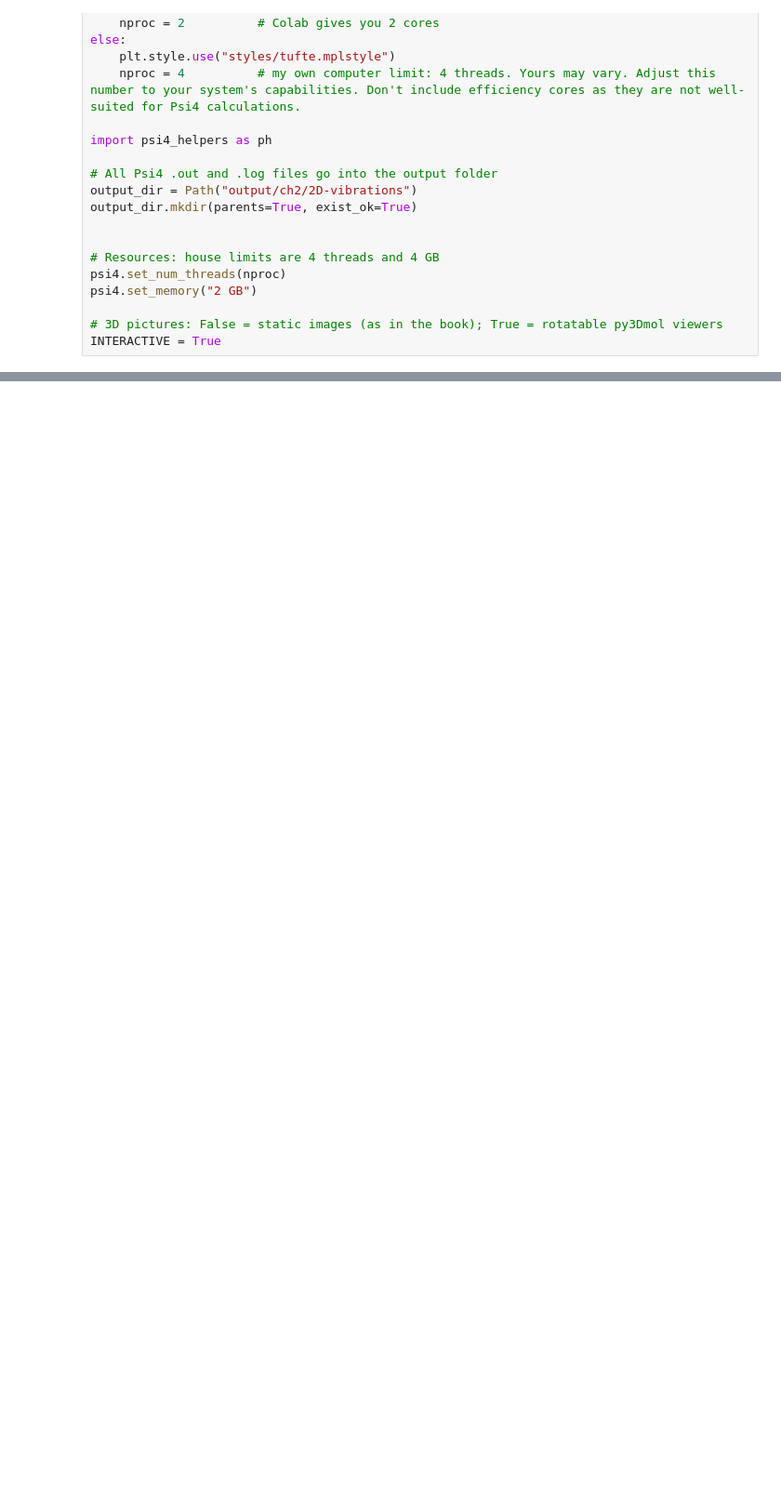
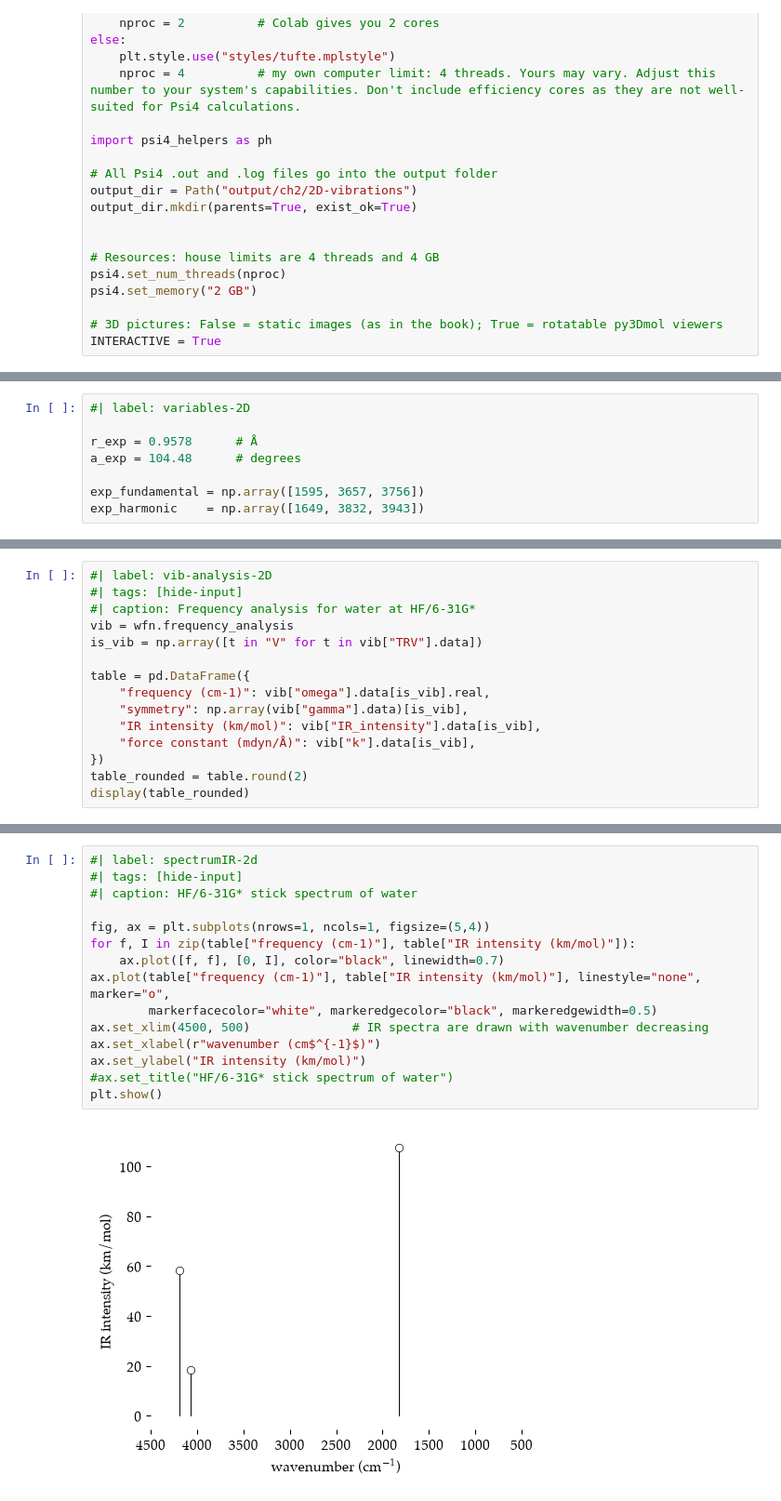
Before and after one commit to blinkletter/UsingPsi4v2, a Jupyter notebook: ch2D-vibrations.ipynb, the cells around one changed output, grey strips where cells are left out. Shown at 93% size. Drawn from its saved outputs; the diff is of its cells as text; blank space fills up the shorter version.

```diff
--- a/ch2D-vibrations.ipynb
+++ b/ch2D-vibrations.ipynb
@@ -89,0 +118,8 @@ The energy of a molecule depends on where its nuclei are. A **geometry optimizat
+# %%
+#| label: variables-2D
+
+r_exp = 0.9578      # Å
+a_exp = 104.48      # degrees
+
+exp_fundamental = np.array([1595, 3657, 3756])
+exp_harmonic    = np.array([1649, 3832, 3943])
@@ -89,0 +167,15 @@ The energy of a molecule depends on where its nuclei are. A **geometry optimizat
+# %%
+#| label: vib-analysis-2D
+#| tags: [hide-input]
+#| caption: Frequency analysis for water at HF/6-31G*
+vib = wfn.frequency_analysis
+is_vib = np.array([t in "V" for t in vib["TRV"].data])
+
+table = pd.DataFrame({
+    "frequency (cm-1)": vib["omega"].data[is_vib].real,
+    "symmetry": np.array(vib["gamma"].data)[is_vib],
+    "IR intensity (km/mol)": vib["IR_intensity"].data[is_vib],
+    "force constant (mdyn/Å)": vib["k"].data[is_vib],
+})
+table_rounded = table.round(2)
+display(table_rounded)
@@ -89,0 +230,17 @@ The energy of a molecule depends on where its nuclei are. A **geometry optimizat
+# %%
+#| label: spectrumIR-2d
+#| tags: [hide-input]
+#| caption: HF/6-31G* stick spectrum of water
+
+fig, ax = plt.subplots(nrows=1, ncols=1, figsize=(5,4))
+for f, I in zip(table["frequency (cm-1)"], table["IR intensity (km/mol)"]):
+    ax.plot([f, f], [0, I], color="black", linewidth=0.7)
+ax.plot(table["frequency (cm-1)"], table["IR intensity (km/mol)"], linestyle="none", marker="o",
+        markerfacecolor="white", markeredgecolor="black", markeredgewidth=0.5)
+ax.set_xlim(4500, 500)              # IR spectra are drawn with wavenumber decreasing
+ax.set_xlabel(r"wavenumber (cm$^{-1}$)")
+ax.set_ylabel("IR intensity (km/mol)")
+#ax.set_title("HF/6-31G* stick spectrum of water")
+plt.show()
+# %% [output]
+[figure, added]
```
Also changed, not shown: parts of 12 cells of this notebook, 3 other files.
